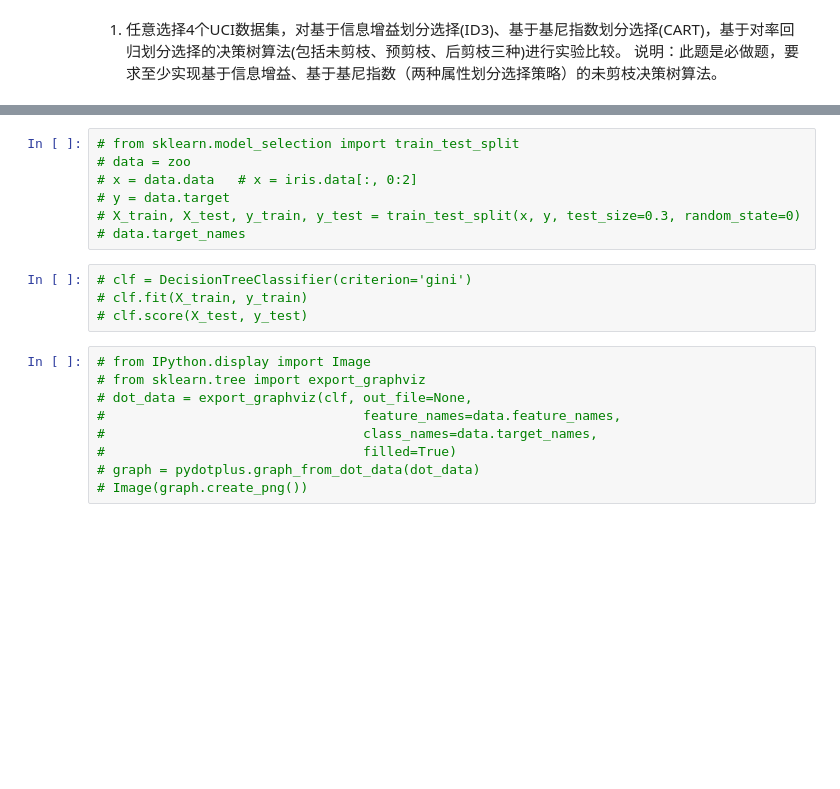
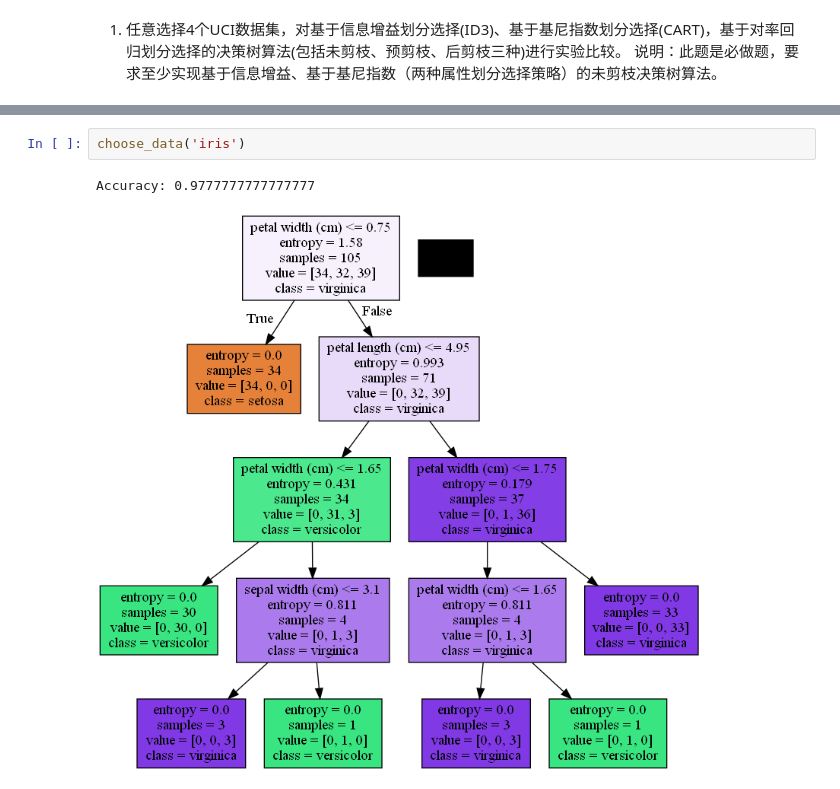
Before and after one commit to Lelter/Machine-Learning, a Jupyter notebook: code/4/4.1.ipynb, the cells around one changed output, grey strips where cells are left out. Saved outputs shown, nothing was run; the diff lists cells and outputs as text; blank space fills up the shorter version.

```diff
--- a/code/4/4.1.ipynb
+++ b/code/4/4.1.ipynb
@@ -110,22 +97,7 @@ DT.print(clf)
 Accuracy: 0.935672514619883
 [figure]
-# %%
-# from sklearn.model_selection import train_test_split
-# data = zoo
-# x = data.data   # x = iris.data[:, 0:2]
-# y = data.target
-# X_train, X_test, y_train, y_test = train_test_split(x, y, test_size=0.3, random_state=0)
-# data.target_names
-# %%
-# clf = DecisionTreeClassifier(criterion='gini')
-# clf.fit(X_train, y_train)
-# clf.score(X_test, y_test)
-# %%
-# from IPython.display import Image
-# from sklearn.tree import export_graphviz
-# dot_data = export_graphviz(clf, out_file=None,
-#                                 feature_names=data.feature_names,
-#                                 class_names=data.target_names,
-#                                 filled=True)
-# graph = pydotplus.graph_from_dot_data(dot_data)
-# Image(graph.create_png())
+# %%
+choose_data('iris')
+# %% [output]
+Accuracy: 0.9777777777777777
+[figure, added]
```
Also changed, not shown: parts of 4 cells of this notebook.
